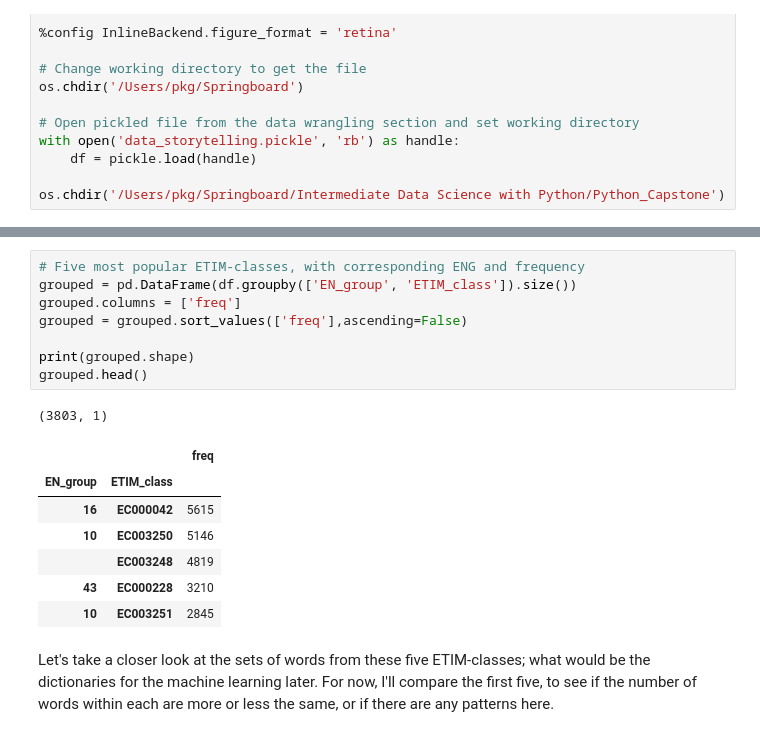
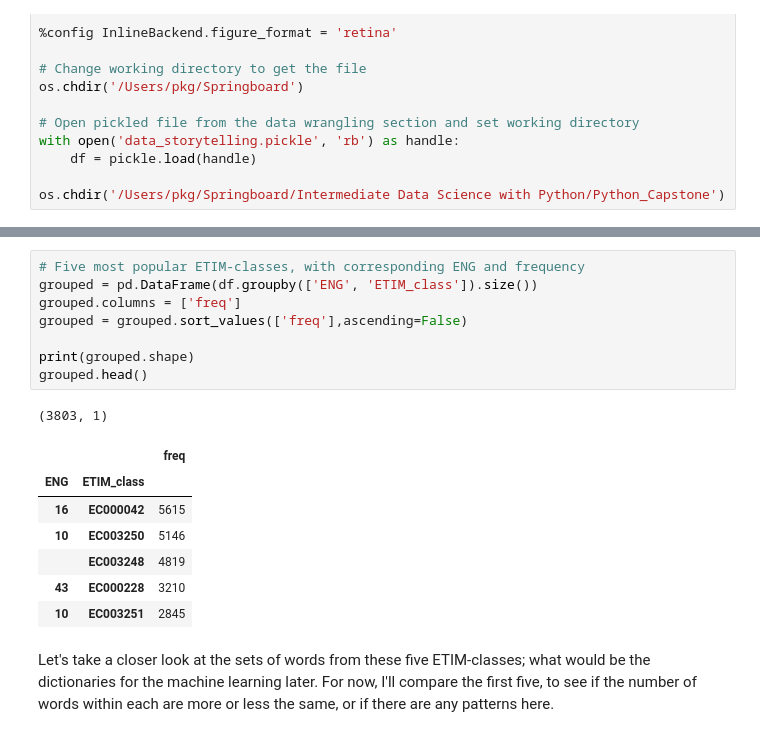
Before and after one commit to pkgranholt/ETIM-classification, a Jupyter notebook: Inferential_statistics.ipynb, the cells around one changed output, grey strips where cells are left out. Cells and saved outputs as stored; diff of their text form.

```diff
--- a/Inferential_statistics.ipynb
+++ b/Inferential_statistics.ipynb
@@ -40,16 +40,16 @@ df.describe()
 | freq | 20721 | 5630 | 1772 |
 # %%
 # Five most popular ETIM-classes, with corresponding ENG and frequency
-grouped = pd.DataFrame(df.groupby(['EN_group', 'ETIM_class']).size())
+grouped = pd.DataFrame(df.groupby(['ENG', 'ETIM_class']).size())
 grouped.columns = ['freq']
 grouped = grouped.sort_values(['freq'],ascending=False)
 
 print(grouped.shape)
 grouped.head()
 # %% [output]
 (3803, 1)
 |  |  | freq |
-| EN_group | ETIM_class |  |
+| ENG | ETIM_class |  |
 | 16 | EC000042 | 5615 |
 | 10 | EC003250 | 5146 |
 |  | EC003248 | 4819 |
```
Also changed, not shown: parts of 2 cells of this notebook, 3 other files.
